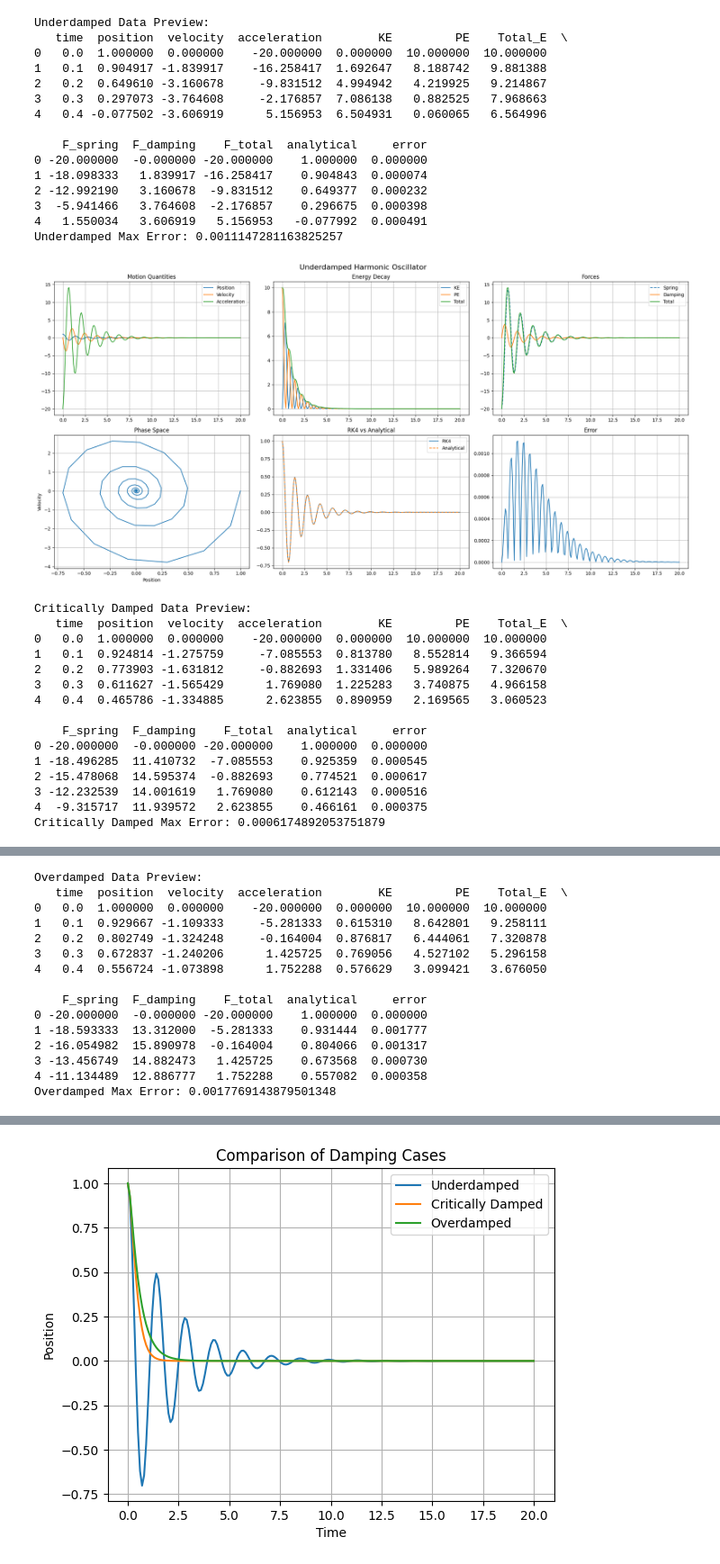
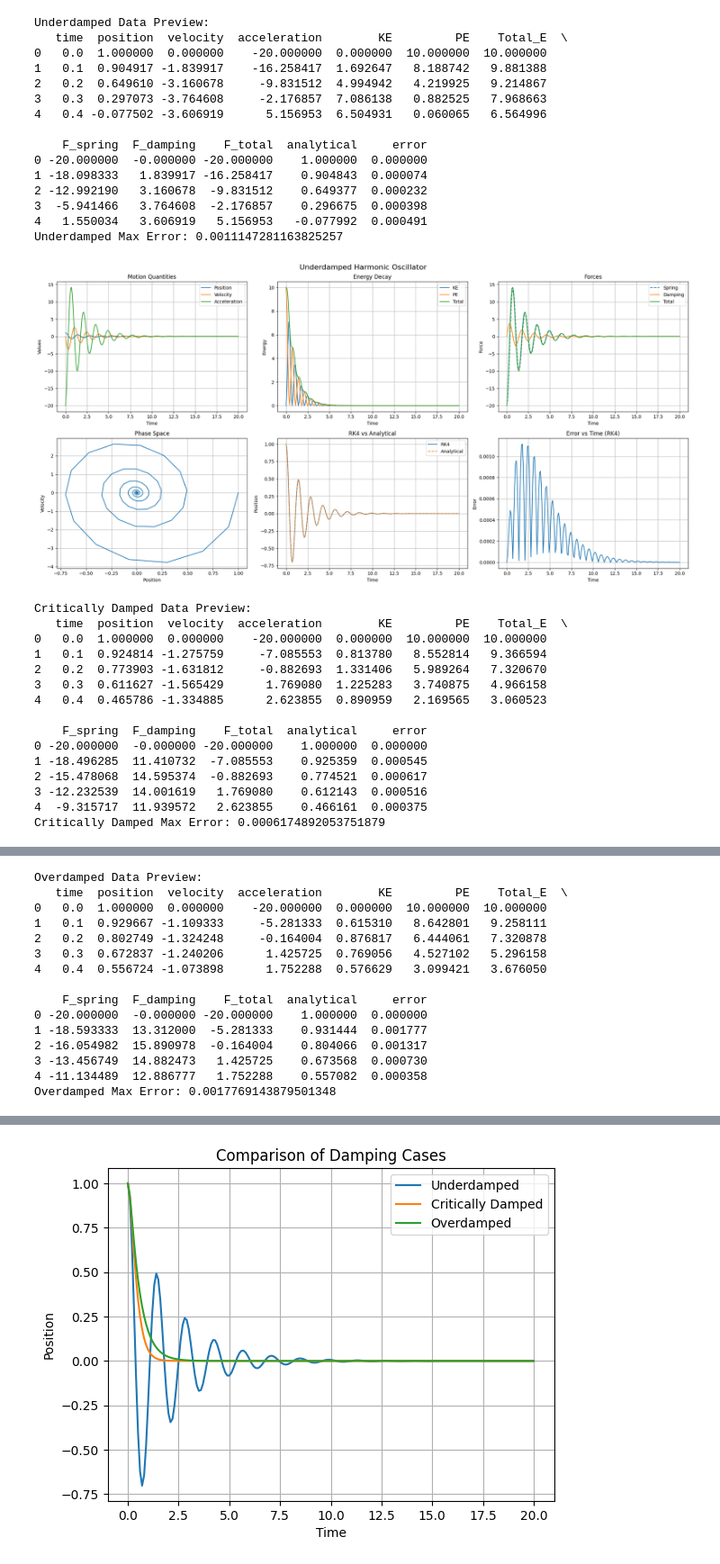
Before and after one commit to arsanjeevk/Computational_Methods, a Jupyter notebook: DHO__Project/part1.ipynb, the cells around one changed output, grey strips where cells are left out. Shown at 90% size. Saved outputs shown, nothing was run; the diff lists cells and outputs as text; code cells hidden in the pictures.

Commit message:
added dho_project graphs label

```diff
--- a/DHO__Project/part1.ipynb
+++ b/DHO__Project/part1.ipynb
@@ -127,22 +127,31 @@ for case_name, c in cases.items():
     ax[0,0].plot(t, position, label="Position")
     ax[0,0].plot(t, velocity, label="Velocity")
     ax[0,0].plot(t, acceleration, label="Acceleration")
+    ax[0,0].set_xlabel("Time")
+    ax[0,0].set_ylabel("Values")
     ax[0,0].set_title("Motion Quantities")
-    ax[0,0].legend(); ax[0,0].grid()
+    ax[0,0].legend()
+    ax[0,0].grid()
 
     #Energy
     ax[0,1].plot(t, KE, label="KE")
     ax[0,1].plot(t, PE, label="PE")
     ax[0,1].plot(t, Total_E, label="Total")
+    ax[0,1].set_xlabel("Time")
+    ax[0,1].set_ylabel("Energy")
     ax[0,1].set_title("Energy Decay")
-    ax[0,1].legend(); ax[0,1].grid()
+    ax[0,1].legend()
+    ax[0,1].grid()
 
     #Forces
     ax[0,2].plot(t, F_spring, '--', label="Spring")
     ax[0,2].plot(t, F_damping, label="Damping")
     ax[0,2].plot(t, F_total, label="Total")
+    ax[0,2].set_xlabel("Time")
+    ax[0,2].set_ylabel("Force")
     ax[0,2].set_title("Forces")
-    ax[0,2].legend(); ax[0,2].grid()
+    ax[0,2].legend()
+    ax[0,2].grid()
 
     #Phase space
     ax[1,0].plot(position, velocity)
@@ -151,36 +160,41 @@ for case_name, c in cases.items():
     ax[1,0].set_title("Phase Space")
     ax[1,0].grid()
 
     #RK4 vs Analytical
     ax[1,1].plot(t, position, label="RK4")
     ax[1,1].plot(t, x_exact, '--', label="Analytical")
+    ax[1,1].set_xlabel("Time")
+    ax[1,1].set_ylabel("Position")
     ax[1,1].set_title("RK4 vs Analytical")
-    ax[1,1].legend(); ax[1,1].grid()
+    ax[1,1].legend()
+    ax[1,1].grid()
 
     #Error
     ax[1,2].plot(t, error)
-    ax[1,2].set_title("Error")
+    ax[1,2].set_xlabel("Time")
+    ax[1,2].set_ylabel("Error")
+    ax[1,2].set_title("Error vs Time (RK4)")
     ax[1,2].grid()
 
     plt.tight_layout()
     plt.show()
 # %% [output]
 Underdamped Data Preview:
    time  position  velocity  acceleration        KE         PE    Total_E  \
 0   0.0  1.000000  0.000000    -20.000000  0.000000  10.000000  10.000000
 1   0.1  0.904917 -1.839917    -16.258417  1.692647   8.188742   9.881388
 2   0.2  0.649610 -3.160678     -9.831512  4.994942   4.219925   9.214867
 3   0.3  0.297073 -3.764608     -2.176857  7.086138   0.882525   7.968663
 4   0.4 -0.077502 -3.606919      5.156953  6.504931   0.060065   6.564996
 
     F_spring  F_damping    F_total  analytical     error
 0 -20.000000  -0.000000 -20.000000    1.000000  0.000000
 1 -18.098333   1.839917 -16.258417    0.904843  0.000074
 2 -12.992190   3.160678  -9.831512    0.649377  0.000232
 3  -5.941466   3.764608  -2.176857    0.296675  0.000398
 4   1.550034   3.606919   5.156953   -0.077992  0.000491
 Underdamped Max Error: 0.0011147281163825257
-[figure, old version]
+[figure, new version]
 Critically Damped Data Preview:
    time  position  velocity  acceleration        KE         PE    Total_E  \
 0   0.0  1.000000  0.000000    -20.000000  0.000000  10.000000  10.000000
```
Also changed, not shown: parts of 1 cell of this notebook.
